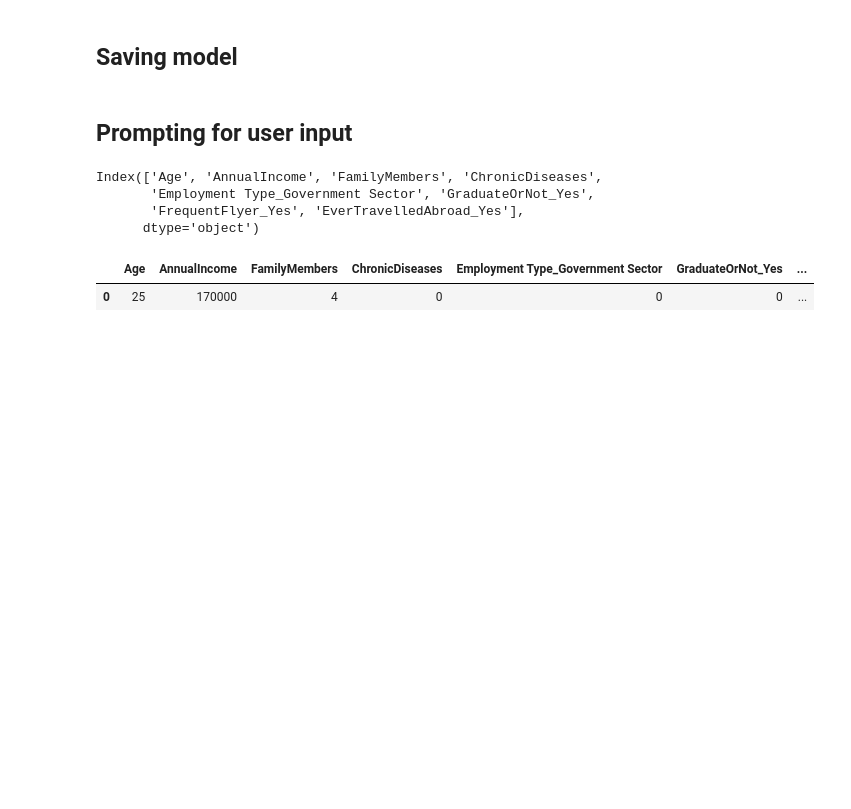
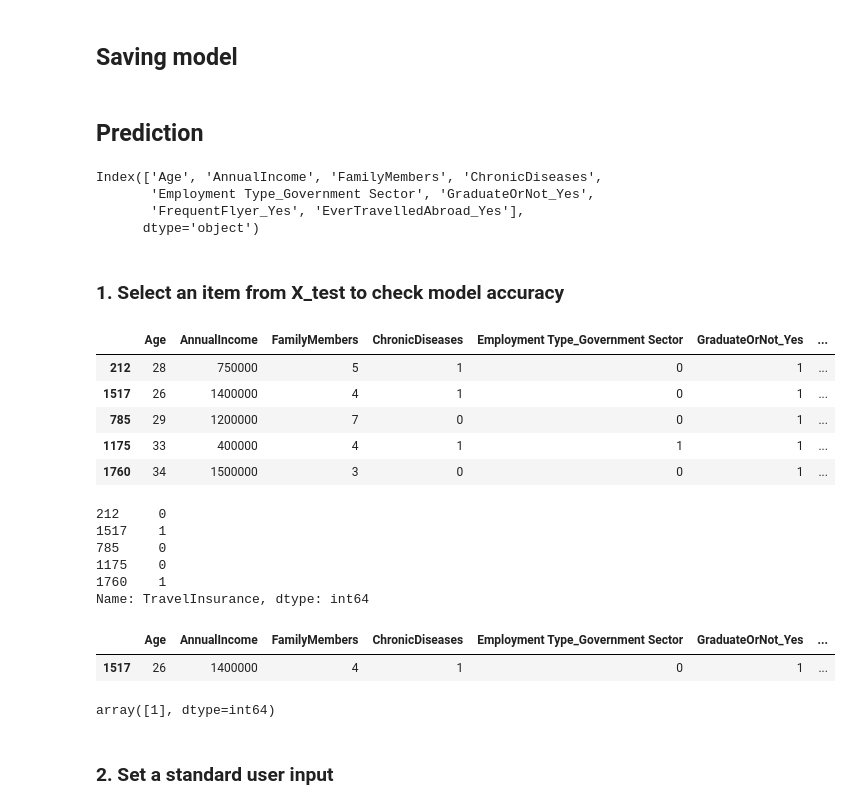
Before and after one commit to RealDreammaker/Machine-Learning-Health-App, a Jupyter notebook: HealthApp/notebooks/travel_insurance_prediction.ipynb, the cells around one changed output. Saved outputs shown, nothing was run; the diff lists cells and outputs as text; code cells hidden in the pictures; blank space fills up the shorter version.

Commit message:
verified user input in travel insurance model

```diff
--- a/HealthApp/notebooks/travel_insurance_prediction.ipynb
+++ b/HealthApp/notebooks/travel_insurance_prediction.ipynb
@@ -169,5 +170,5 @@ pickle.dump(knn, file)
-# %% [markdown]
-## Prompting for user input
+# %% [markdown]
+## Prediction
 # %%
 # load the model from disk using pickle
 loaded_model = pickle.load(open('../models/KNNmodel_travel_insurance_prediction', 'rb'))
@@ -180,5 +181,37 @@ Index(['Age', 'AnnualIncome', 'FamilyMembers', 'ChronicDiseases',
        'Employment Type_Government Sector', 'GraduateOrNot_Yes',
        'FrequentFlyer_Yes', 'EverTravelledAbroad_Yes'],
       dtype='object')
+# %% [markdown]
+### 1. Select an item from X_test to check model accuracy
+# %%
+X_test.head()
+# %% [output]
+|  | Age | AnnualIncome | FamilyMembers | ChronicDiseases | Employment Type_Government Sector | GraduateOrNot_Yes | ... |
+| 212 | 28 | 750000 | 5 | 1 | 0 | 1 | ... |
+| 1517 | 26 | 1400000 | 4 | 1 | 0 | 1 | ... |
+| 785 | 29 | 1200000 | 7 | 0 | 0 | 1 | ... |
+| 1175 | 33 | 400000 | 4 | 1 | 1 | 1 | ... |
+| 1760 | 34 | 1500000 | 3 | 0 | 0 | 1 | ... |
+# %%
+y_test.head()
+# %% [output]
+212     0
+1517    1
+785     0
+1175    0
+1760    1
+Name: TravelInsurance, dtype: int64
+# %%
+test_individual = X_test.iloc[[1],:]
+test_individual
+# %% [output]
+|  | Age | AnnualIncome | FamilyMembers | ChronicDiseases | Employment Type_Government Sector | GraduateOrNot_Yes | ... |
+| 1517 | 26 | 1400000 | 4 | 1 | 0 | 1 | ... |
+# %%
+loaded_model.predict(test_individual)
+# %% [output]
+array([1], dtype=int64)
+# %% [markdown]
+### 2. Set a standard user input
 # %%
 sample_user_input = {
@@ -194,19 +227,3 @@ sample_user_input = {
 # Note: Employment Type two choices:
     #   1."Government Sector"
     #   2."Private Sector/Self Employed"
-# %%
-converted_user_input = {
-    'Age':25,
-    'AnnualIncome':170000,
-    'FamilyMembers':4,
-    'ChronicDiseases':0,
-    'Employment Type_Government Sector':0,
-    'GraduateOrNot_Yes':0,
-    'FrequentFlyer_Yes':1,
-    'EverTravelledAbroad_Yes':0
-}
-input_df = pd.DataFrame(converted_user_input,index=[0])
-input_df
-# %% [output]
-|  | Age | AnnualIncome | FamilyMembers | ChronicDiseases | Employment Type_Government Sector | GraduateOrNot_Yes | ... |
-| 0 | 25 | 170000 | 4 | 0 | 0 | 0 | ... |
```
Also changed, not shown: parts of 18 cells of this notebook, 1 other file.
